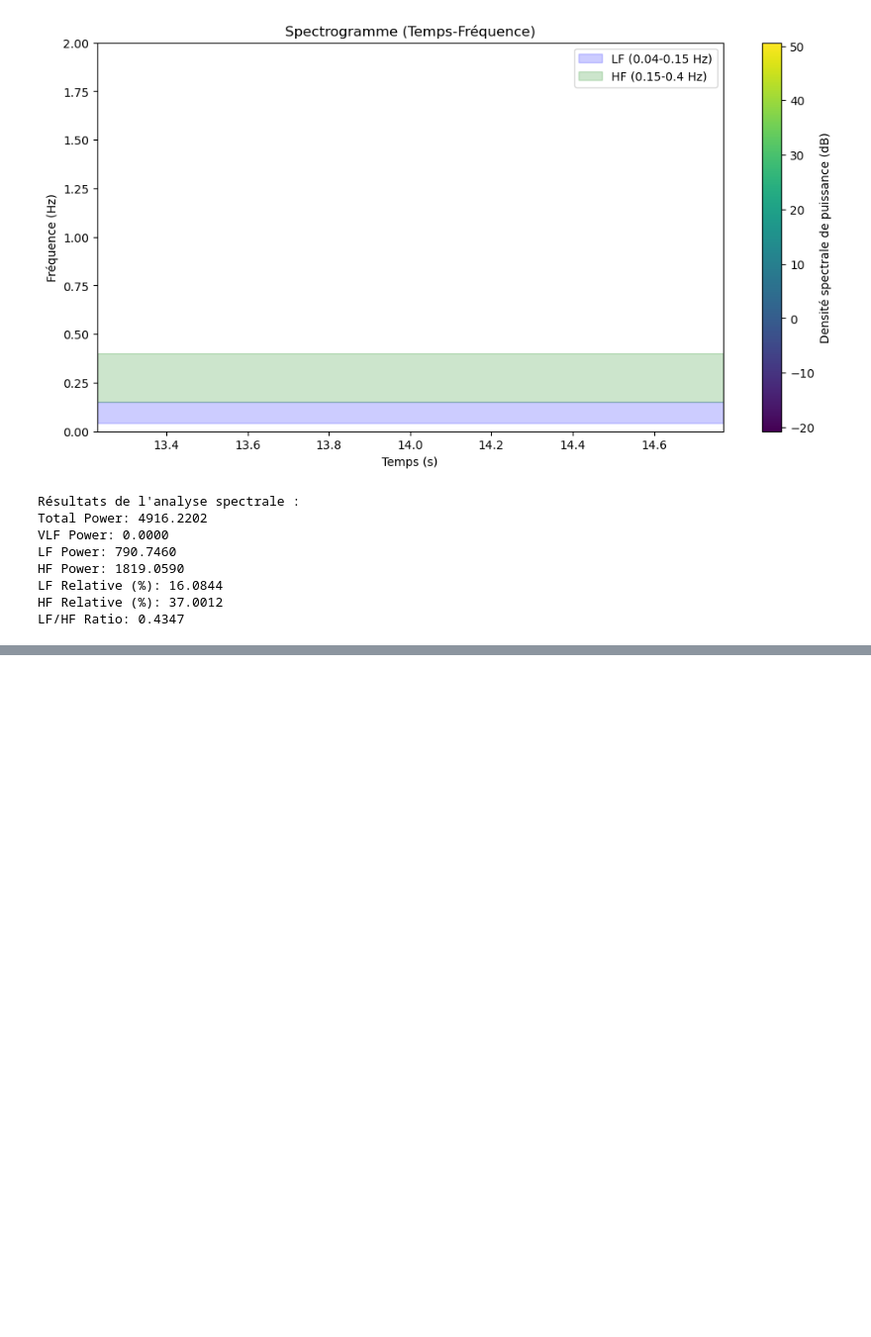
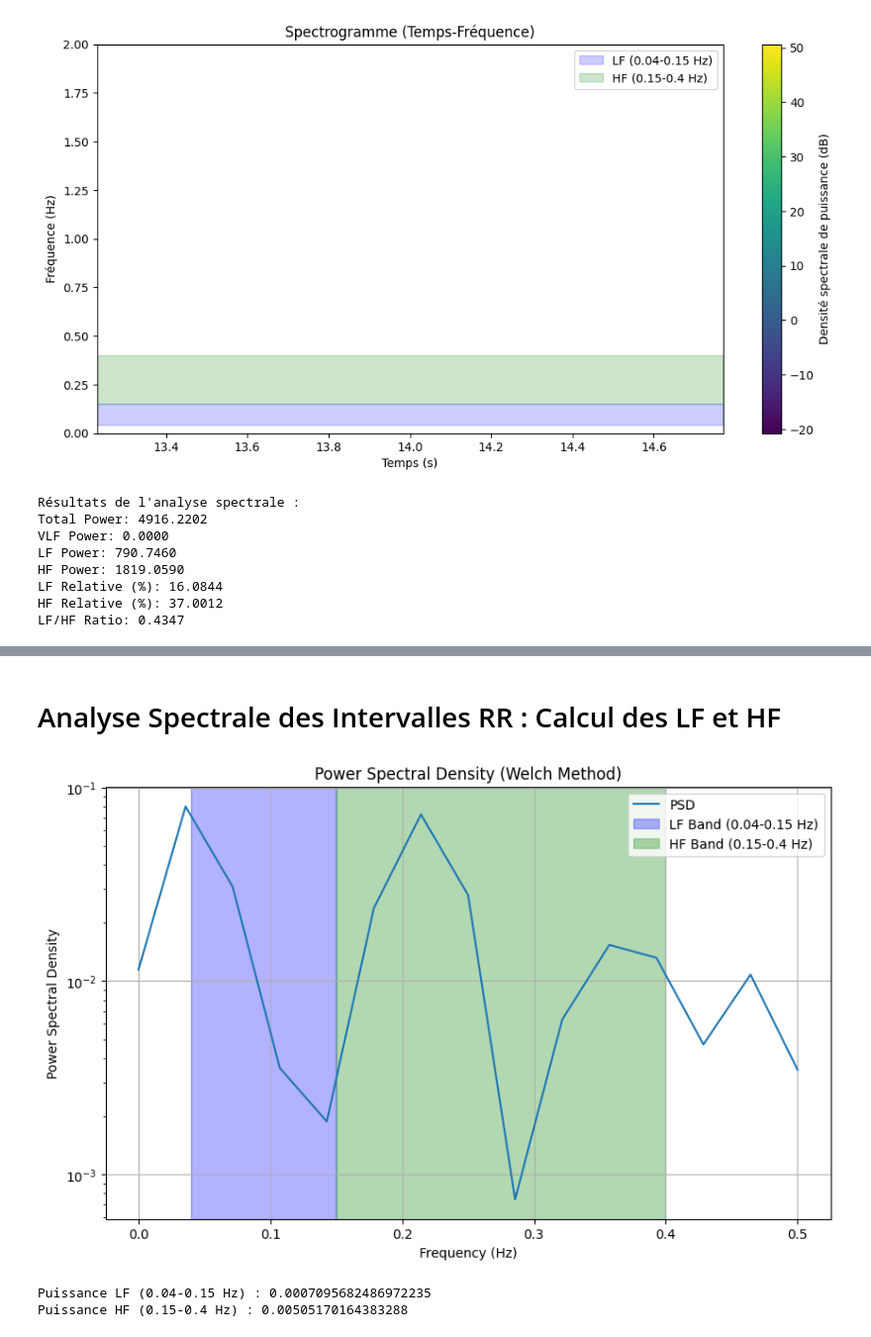
Before and after one commit to leyah-sa/VFC-Analysis, a Jupyter notebook: notebooks/Partie 1/monitoring.ipynb, the cells around one changed output, grey strips where cells are left out. Shown at 99% size. Saved outputs shown, nothing was run; the diff lists cells and outputs as text; code cells hidden in the pictures; blank space fills up the shorter version.

```diff
--- a/notebooks/Partie 1/monitoring.ipynb
+++ b/notebooks/Partie 1/monitoring.ipynb
@@ -21,7 +21,7 @@ No stress/Relaxation = Système nerveux parasympathique = baisse de la fréquenc
 import pandas as pd
 
 # Importer les données
-file_path = '/Users/duhameleve/Desktop/M2_SNS/M2SNS/Sante/projet PY/Github py /VFC-Analysis/data/Py_Data_HRV - Data.csv'
+file_path = "C:\\Users\\user\\OneDrive\\Documents\\M2 SNS IDS\\HAH913E - Santé activité physique 5\\Physiologie\\Py_Data_HRV - Data.csv"
 hrv_data = pd.read_csv(file_path)
 
 # Afficher la strucutres
@@ -343,0 +348,43 @@ plt.show()
+# %% [markdown]
+# Analyse Spectrale des Intervalles RR : Calcul des LF et HF
+# %%
+import numpy as np
+from scipy.signal import welch
+import matplotlib.pyplot as plt
+
+# Étape 1 : Conversion des Mean RR en secondes
+mean_rr_seconds = mean_rr / 1000  # Conversion des millisecondes en secondes
+
+# Étape 2 : Définir la fréquence d'échantillonnage
+fs = 1.0  # Hypothèse : 1 Hz, à ajuster selon vos données réelles
+
+# Étape 3 : Méthode de Welch pour l'estimation de la densité spectrale de puissance
+frequencies, power_spectral_density = welch(mean_rr_seconds, fs, nperseg=len(mean_rr_seconds))
+
+# Étape 4 : Définir les bandes LF et HF
+lf_band = (frequencies >= 0.04) & (frequencies < 0.15)
+hf_band = (frequencies >= 0.15) & (frequencies <= 0.4)
+
+# Étape 5 : Calculer la puissance dans chaque bande
+lf_power = np.trapz(power_spectral_density[lf_band], frequencies[lf_band])
+hf_power = np.trapz(power_spectral_density[hf_band], frequencies[hf_band])
+
+# Étape 6 : Visualiser les résultats
+plt.figure(figsize=(10, 6))
+plt.semilogy(frequencies, power_spectral_density, label='PSD')
+plt.axvspan(0.04, 0.15, color='blue', alpha=0.3, label='LF Band (0.04-0.15 Hz)')
+plt.axvspan(0.15, 0.4, color='green', alpha=0.3, label='HF Band (0.15-0.4 Hz)')
+plt.title('Power Spectral Density (Welch Method)')
+plt.xlabel('Frequency (Hz)')
+plt.ylabel('Power Spectral Density')
+plt.legend()
+plt.grid()
+plt.show()
+
+# Étape 7 : Afficher les résultats LF et HF
+print(f"Puissance LF (0.04-0.15 Hz) : {lf_power}")
+print(f"Puissance HF (0.15-0.4 Hz) : {hf_power}")
+# %% [output]
+[figure, added]
+Puissance LF (0.04-0.15 Hz) : 0.0007095682486972235
+Puissance HF (0.15-0.4 Hz) : 0.00505170164383288
```
Also changed, not shown: parts of 6 cells of this notebook.
